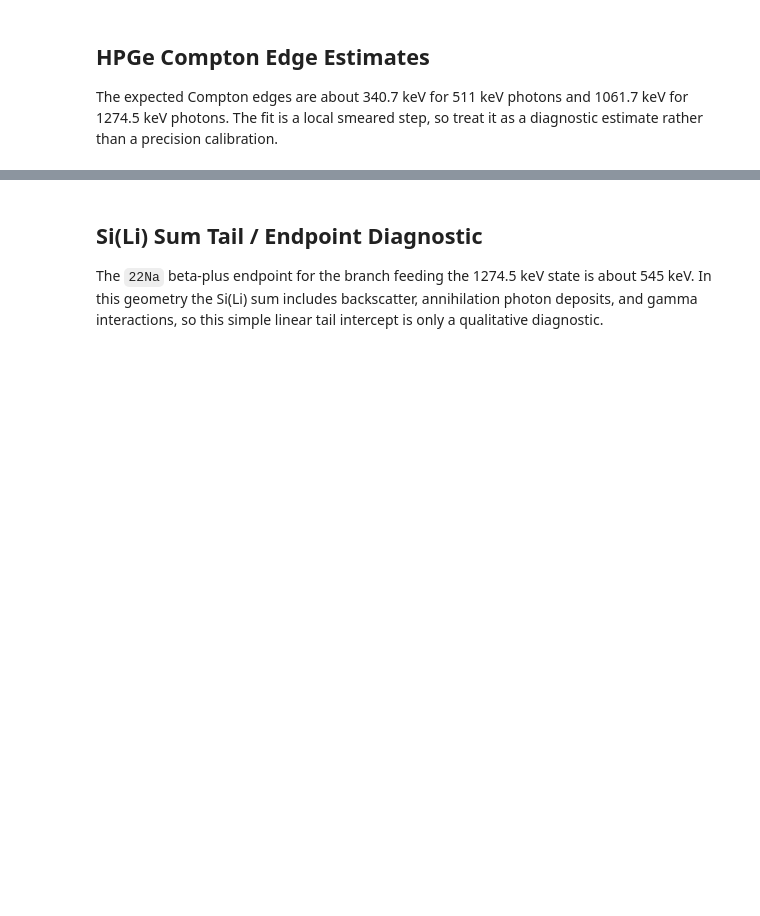
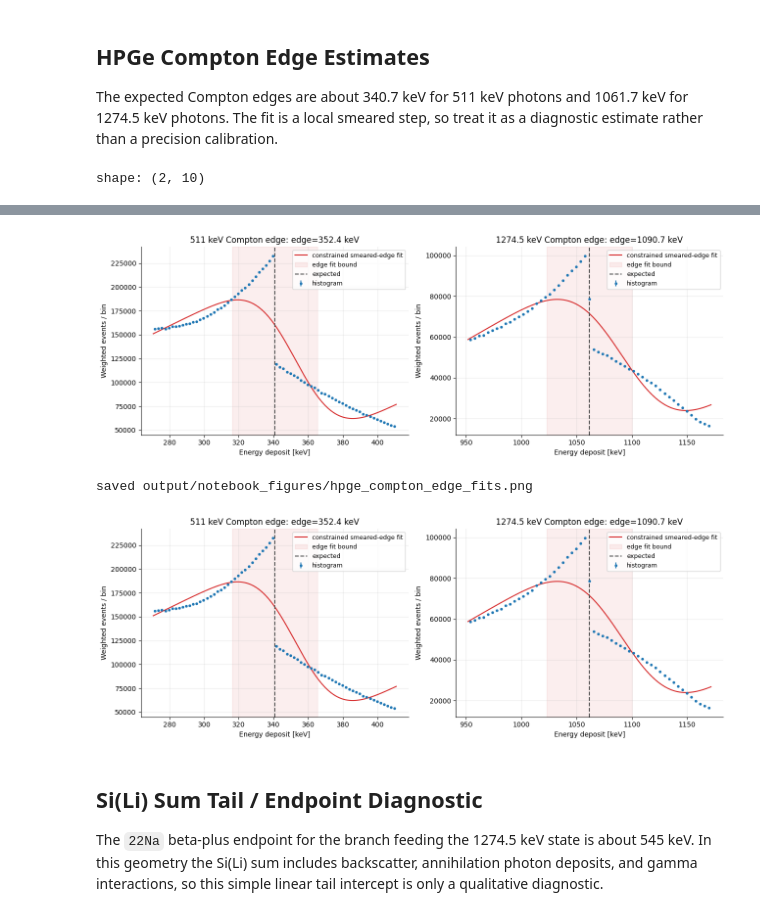
Before and after one commit to guyronhuji/DualSiLi22Na, a Jupyter notebook: analysis/notebooks/dual_sili_22na_spectrum_analysis.ipynb, the cells around one changed output, grey strips where cells are left out. Cells and saved outputs as stored; diff of their text form; code cells hidden in the pictures; blank space fills up the shorter version.

```diff
--- a/analysis/notebooks/dual_sili_22na_spectrum_analysis.ipynb
+++ b/analysis/notebooks/dual_sili_22na_spectrum_analysis.ipynb
@@ -501,10 +711,10 @@ edge_fits = [
     fit_edge(hpge_all, EXPECTED["compton_511_keV"], window=70, bin_width=2, label="511 keV Compton edge", weights=hpge_all_weights),
     fit_edge(hpge_all, EXPECTED["compton_1274_keV"], window=110, bin_width=4, label="1274.5 keV Compton edge", weights=hpge_all_weights),
 ]
-edge_table = pd.DataFrame([
-    {k: v for k, v in fit.items() if k not in {"popt", "pcov", "x", "y", "bins", "variances"}}
+edge_table = pl.DataFrame([
+    {k: v for k, v in fit.items() if k not in {"popt", "pcov", "x", "y", "bins", "variances", "smooth_counts", "centers"}}
     for fit in edge_fits
-])
+], strict=False)
 display(edge_table)
 
 fig, axes = plt.subplots(1, 2, figsize=(13, 4.8))
@@ -514,11 +724,14 @@ for ax, fit in zip(axes, edge_fits):
         continue
     counts, centers, _, variances = hist_counts(hpge_all, bins=fit["bins"], weights=hpge_all_weights, return_variance=True)
     ax.errorbar(centers, counts, yerr=hist_sigma(variances, weighted=hpge_all_weights is not None), fmt="o", ms=3, label="histogram")
-    xfine = np.linspace(edges[0], edges[-1], 500)
-    ax.plot(xfine, smeared_edge(xfine, *fit["popt"]), color="tab:red", label="smeared edge fit")
+    xfine = np.linspace(fit["bins"][0], fit["bins"][-1], 500)
+    ax.plot(xfine, smeared_edge(xfine, *fit["popt"]), color="tab:red", label="constrained smeared-edge fit")
+    ax.axvspan(fit.get("edge_fit_lo_keV", fit["expected_keV"]), fit.get("edge_fit_hi_keV", fit["expected_keV"]), color="tab:red", alpha=0.08, label="edge fit bound")
     ax.axvline(fit["expected_keV"], color="0.3", linestyle="--", label="expected")
     ax.set_xlabel("Energy deposit [keV]")
     ax.set_ylabel(f"{COUNT_LABEL} / bin")
     ax.set_title(f"{fit['label']}: edge={fit.get('edge_keV', np.nan):.1f} keV")
     ax.legend(fontsize=9)
 savefig(fig, "hpge_compton_edge_fits.png")
+# %% [output]
+shape: (2, 10)
@@ -525,3 +742,6 @@ savefig(fig, "hpge_compton_edge_fits.png")
+[figure, added]
+saved output/notebook_figures/hpge_compton_edge_fits.png
+[figure, added]
 # %% [markdown]
 ## Si(Li) Sum Tail / Endpoint Diagnostic
 
```
Also changed, not shown: parts of 20 cells of this notebook, 20 other files.
